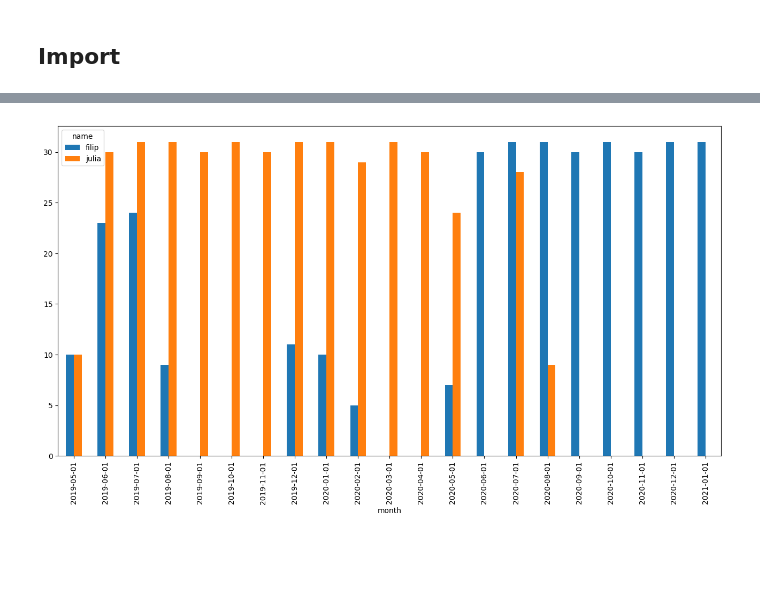
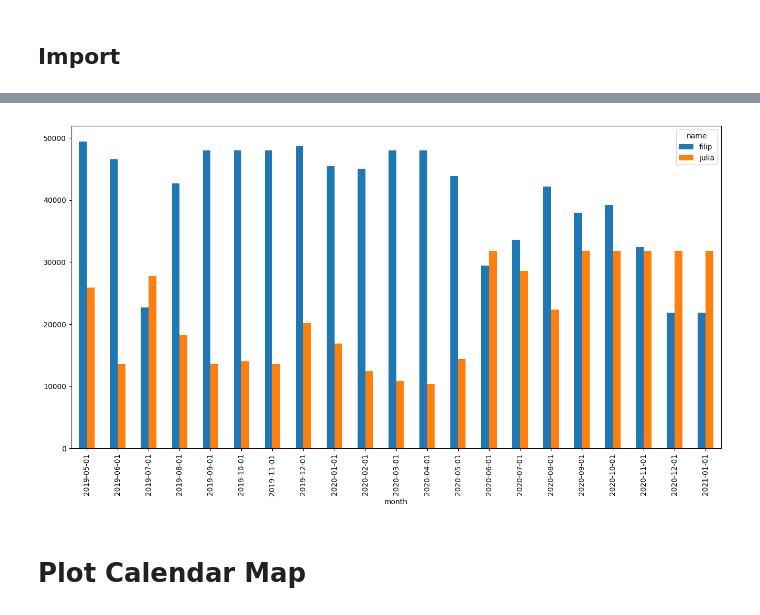
Before and after one commit to filipclaesson/par_sala_calc, a Jupyter notebook: calculate_salaries.ipynb, the cells around one changed output, grey strips where cells are left out. Cells and saved outputs as stored; diff of their text form; code cells hidden in the pictures; blank space fills up the shorter version.

```diff
--- a/calculate_salaries.ipynb
+++ b/calculate_salaries.ipynb
@@ -34,7 +35,7 @@ def calc_salary(month_df,name):
 		num_work_bonus_days = sum(month_df['work_bonus_day_j'])
 
 	elif (name == 'filip'):
-		salary_monthly = 42000
+		salary_monthly = 48000
 		bb_10 = 46500*10
 		salary_over_10bb_yearly = (salary_monthly*12)-bb_10
 		salary_below_10bb_yearly = salary_monthly*12 - salary_over_10bb_yearly
@@ -171,6 +173,6 @@ plt.show()
 # %%
 ## plot diff between names in the same version
-calc_all("input_3.csv").reset_index().pivot('month','name','num_days_off').plot(kind='bar',figsize=(16,8))
+calc_all("input_2.csv").reset_index().pivot('month','name','total_salary').plot(kind='bar',figsize=(16,8))
 plt.show()
 # %% [output]
-[figure, old version]
+[figure, new version]
@@ -177 +185,3 @@ plt.show()
+# %% [markdown]
+# Plot Calendar Map
 # %%
```
Also changed, not shown: parts of 15 cells of this notebook, 4 other files.
